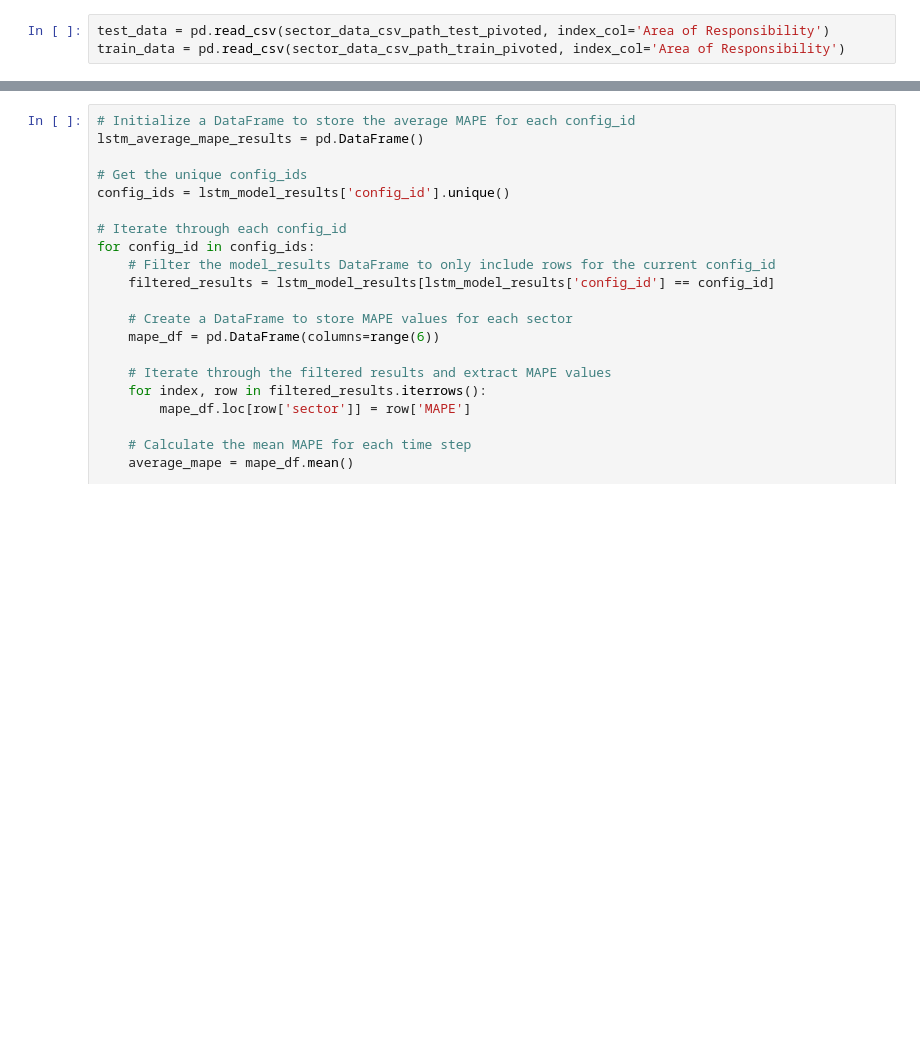
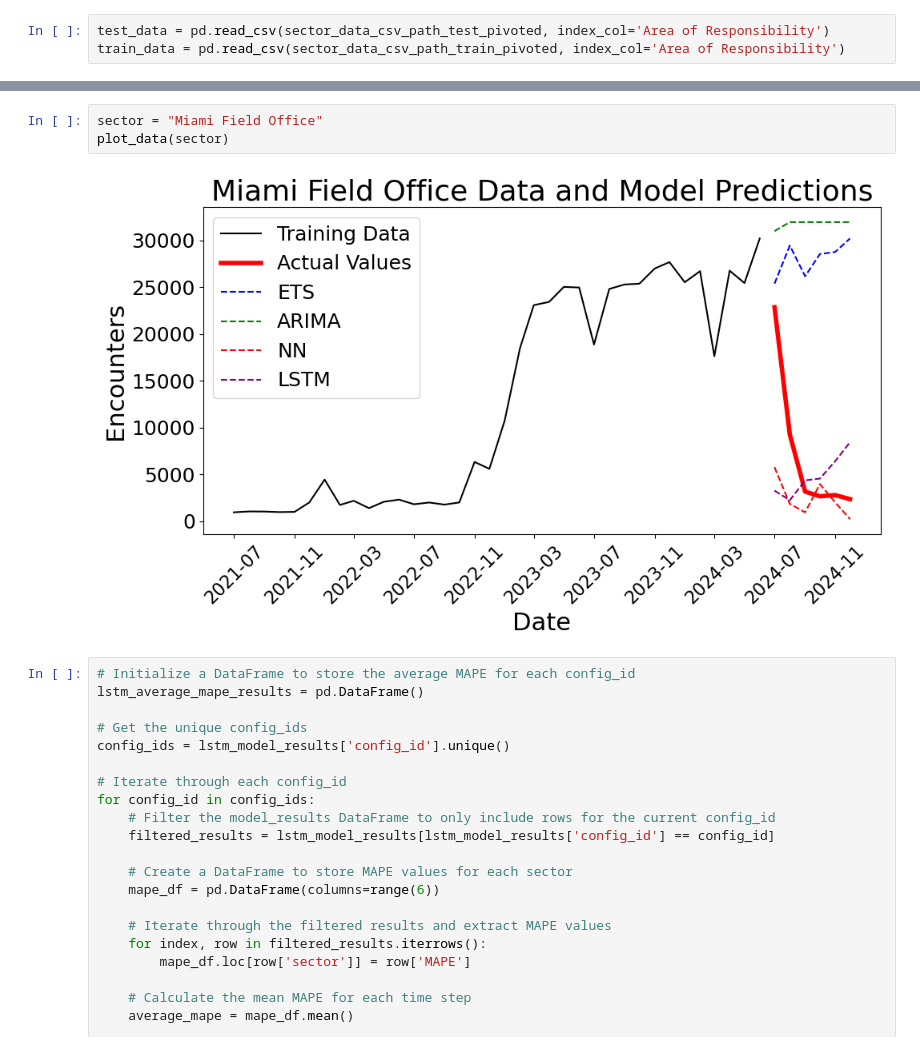
Before and after one commit to alanklin/AA-Capstone, a Jupyter notebook: Code/Notebooks/week7_visualizations.ipynb, the cells around one changed output, grey strips where cells are left out. Saved outputs shown, nothing was run; the diff lists cells and outputs as text; blank space fills up the shorter version.

```diff
--- a/Code/Notebooks/week7_visualizations.ipynb
+++ b/Code/Notebooks/week7_visualizations.ipynb
@@ -146,3 +118,8 @@ plt.show()
+# %%
+sector = "Miami Field Office"
+plot_data(sector)
+# %% [output]
+[figure, added]
 # %%
 # Initialize a DataFrame to store the average MAPE for each config_id
 lstm_average_mape_results = pd.DataFrame()
```
Also changed, not shown: parts of 8 cells of this notebook, 1 other file.
